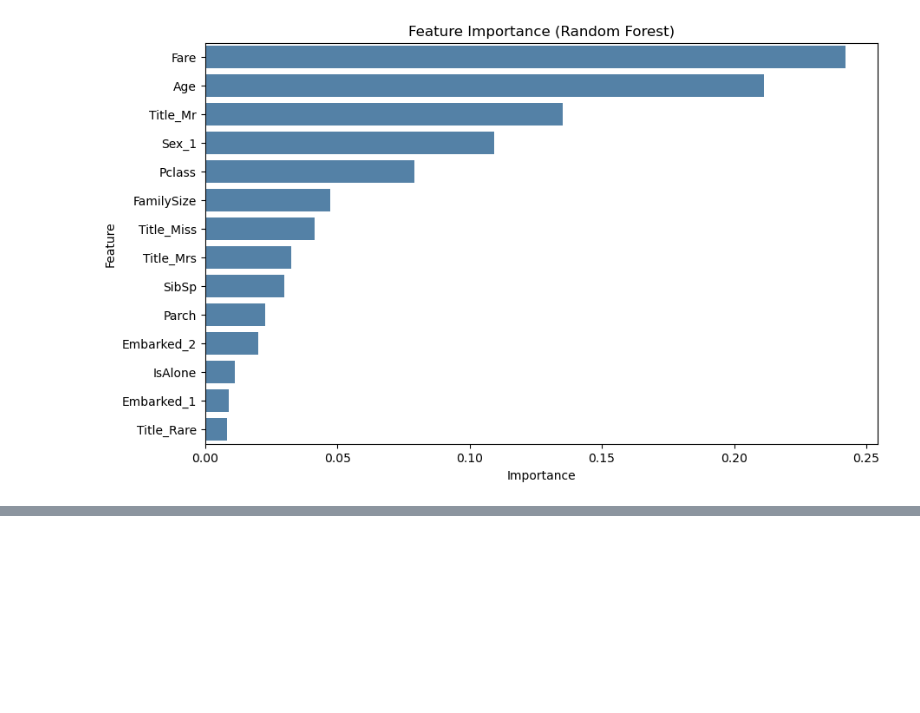
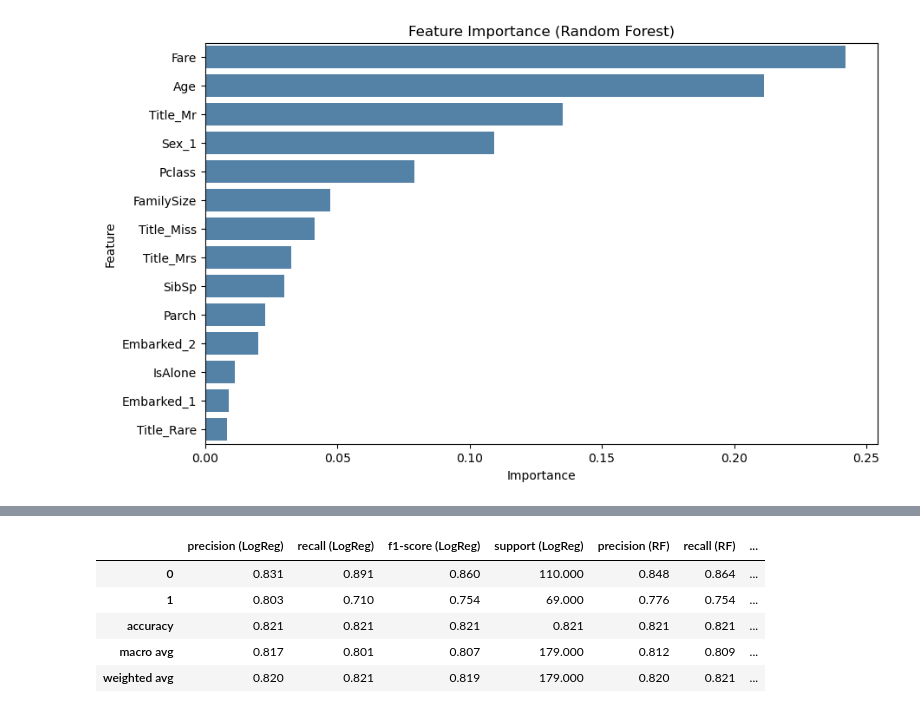
Before and after one commit to Henlomatt/titanic-ml-classifier, a Jupyter notebook: notebooks/model_evaluation.ipynb, the cells around one changed output, grey strips where cells are left out. Cells and saved outputs as stored; diff of their text form; code cells hidden in the pictures; blank space fills up the shorter version.

```diff
--- a/notebooks/model_evaluation.ipynb
+++ b/notebooks/model_evaluation.ipynb
@@ -122,0 +152,24 @@ plt.show()
+# %%
+# Classification reports as dicts
+report_log = classification_report(y_test, logreg.predict(X_test), output_dict=True)
+report_rf = classification_report(y_test, rf.predict(X_test), output_dict=True)
+
+# Convert to DataFrames
+df_log = pd.DataFrame(report_log).transpose()
+df_rf = pd.DataFrame(report_rf).transpose()
+
+# Merge side by side
+comparison = pd.concat(
+    [df_log.add_suffix(" (LogReg)"), df_rf.add_suffix(" (RF)")],
+    axis=1
+)
+
+# Show comparison
+comparison.round(3)
+# %% [output]
+|  | precision (LogReg) | recall (LogReg) | f1-score (LogReg) | support (LogReg) | precision (RF) | recall (RF) | ... |
+| 0 | 0.831 | 0.891 | 0.860 | 110.000 | 0.848 | 0.864 | ... |
+| 1 | 0.803 | 0.710 | 0.754 | 69.000 | 0.776 | 0.754 | ... |
+| accuracy | 0.821 | 0.821 | 0.821 | 0.821 | 0.821 | 0.821 | ... |
+| macro avg | 0.817 | 0.801 | 0.807 | 179.000 | 0.812 | 0.809 | ... |
+| weighted avg | 0.820 | 0.821 | 0.819 | 179.000 | 0.820 | 0.821 | ... |
```
Also changed, not shown: parts of 7 cells of this notebook.
